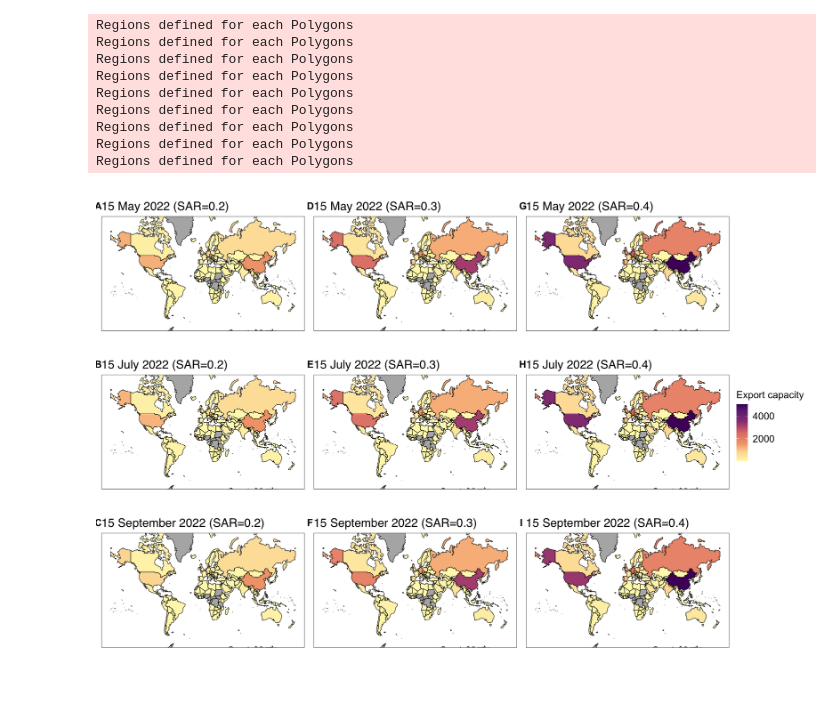
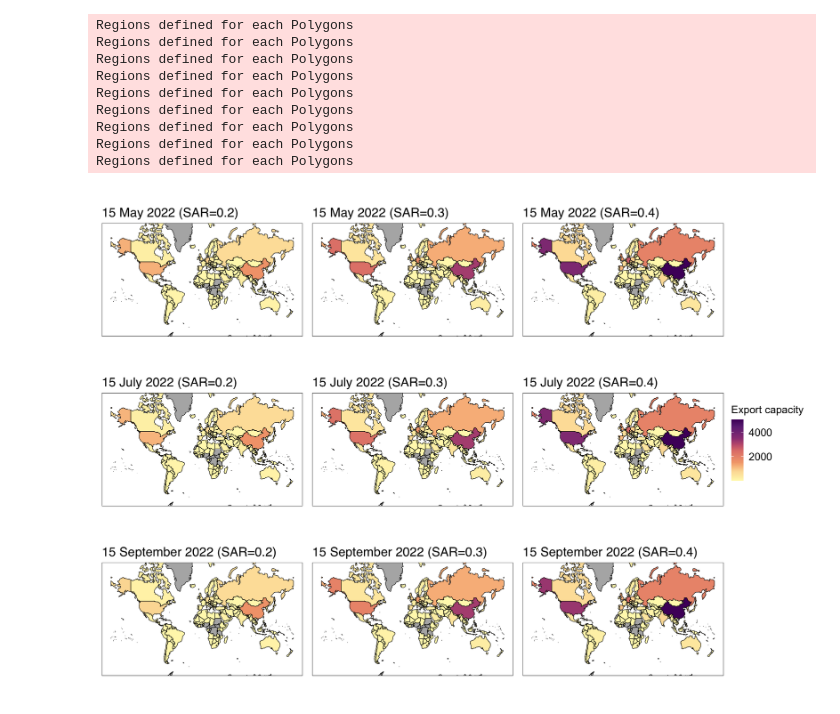
Before and after one commit to SungmokJung/mpox_global, a Jupyter notebook: scripts/B2. Export capacity.ipynb, the cells around one changed output. Saved outputs shown, nothing was run; the diff lists cells and outputs as text; code cells hidden in the pictures.

```diff
--- a/scripts/B2. Export capacity.ipynb
+++ b/scripts/B2. Export capacity.ipynb
@@ -675,9 +675,8 @@ ggplot() +
         axis.ticks = element_blank(), axis.text.x = element_blank(), axis.text.y = element_blank(),
         legend.title = element_text(size = 15), legend.text = element_text(size = 15)) -> Fig15Sep_0
 # %%
-options(repr.plot.width=15,repr.plot.height=10)
+options(repr.plot.width=14,repr.plot.height=10)
 ggarrange(Fig15May_0, Fig15May_1, Fig15May_2, Fig15Jul_0, Fig15Jul_1, Fig15Jul_2, Fig15Sep_0, Fig15Sep_1, Fig15Sep_2,
-          labels = c("A","D","G","B","E","H","C","F","I"), font.label = list(size = 15), vjust=3, hjust=0.18,
           ncol = 3, nrow = 3, common.legend = TRUE, legend="right")
 # %% [output]
-[figure, old version]
+[figure, new version]
```
